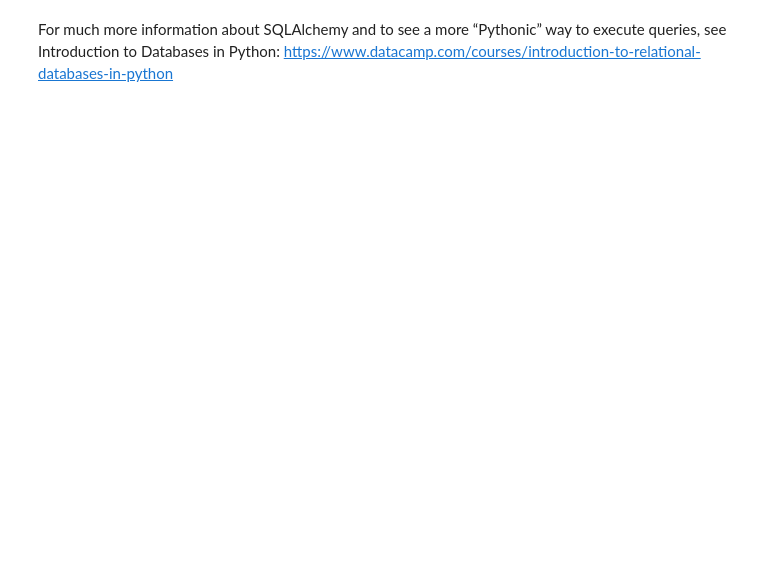
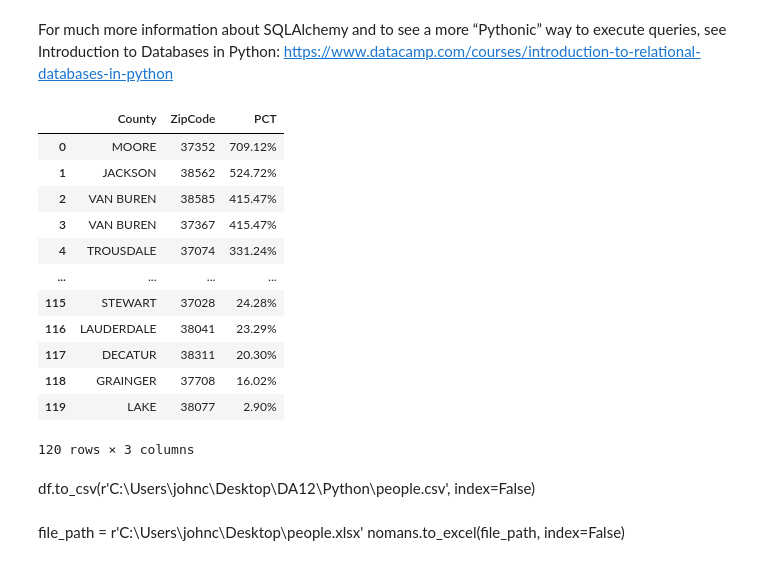
Before and after one commit to NSS-Data-Analytics-Cohort-12/prescribers-python-da12-v2-json-derulo, a Jupyter notebook: notebooks/prescribers_johnodell_jsond.ipynb, the cells around one changed output. Cells and saved outputs as stored; diff of their text form; code cells hidden in the pictures; blank space fills up the shorter version.

```diff
--- a/notebooks/prescribers_johnodell_jsond.ipynb
+++ b/notebooks/prescribers_johnodell_jsond.ipynb
@@ -81,2 +95,26 @@ people.head()
+# %%
+peoples = people
 # %% [markdown]
 For much more information about SQLAlchemy and to see a more “Pythonic” way to execute queries, see Introduction to Databases in Python: https://www.datacamp.com/courses/introduction-to-relational-databases-in-python
+# %%
+peoples = peoples.drop(columns=['fipscounty'])
+# %%
+peoples.columns = ['County', 'ZipCode', 'PCT']
+# %%
+Prescription_Pct_Per_County = peoples
+# %%
+Prescription_Pct_Per_County
+# %% [output]
+|  | County | ZipCode | PCT |
+| 0 | MOORE | 37352 | 709.12% |
+| 1 | JACKSON | 38562 | 524.72% |
+| 2 | VAN BUREN | 38585 | 415.47% |
+| 3 | VAN BUREN | 37367 | 415.47% |
+| 4 | TROUSDALE | 37074 | 331.24% |
+| ... | ... | ... | ... |
+| 115 | STEWART | 37028 | 24.28% |
+| 116 | LAUDERDALE | 38041 | 23.29% |
+| 117 | DECATUR | 38311 | 20.30% |
+| 118 | GRAINGER | 37708 | 16.02% |
+| 119 | LAKE | 38077 | 2.90% |
+120 rows × 3 columns
@@ -82,0 +125,5 @@ For much more information about SQLAlchemy and to see a more “Pythonic” way
+# %% [markdown]
+df.to_csv(r'C:\Users\johnc\Desktop\DA12\Python\people.csv', index=False)
+# %% [markdown]
+file_path = r'C:\Users\johnc\Desktop\people.xlsx'
+nomans.to_excel(file_path, index=False)
```
Also changed, not shown: parts of 15 cells of this notebook.
